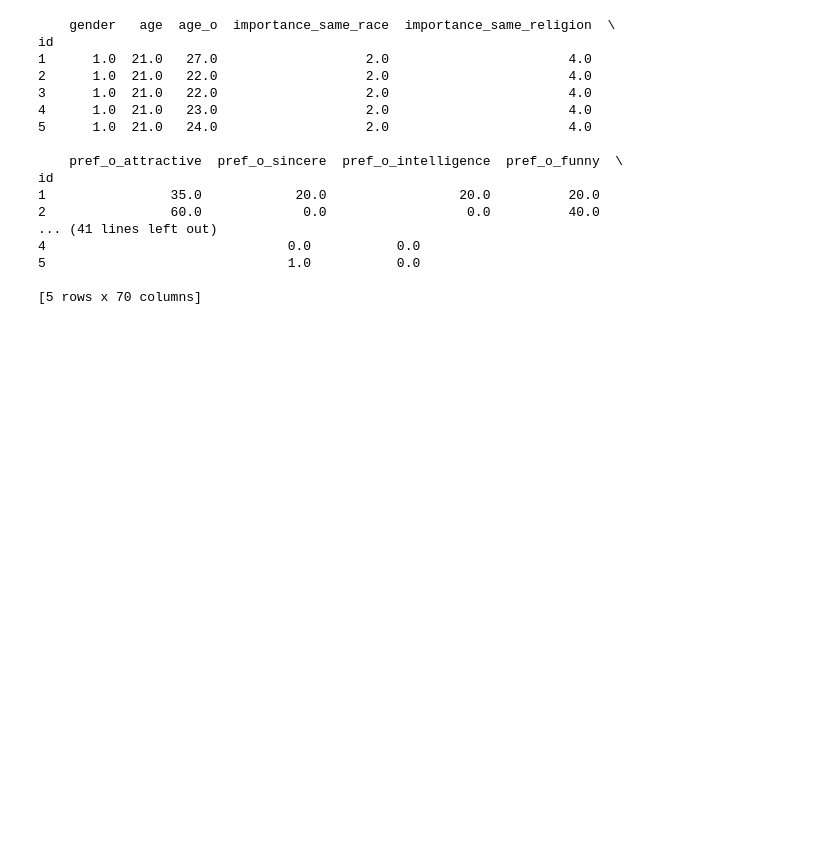
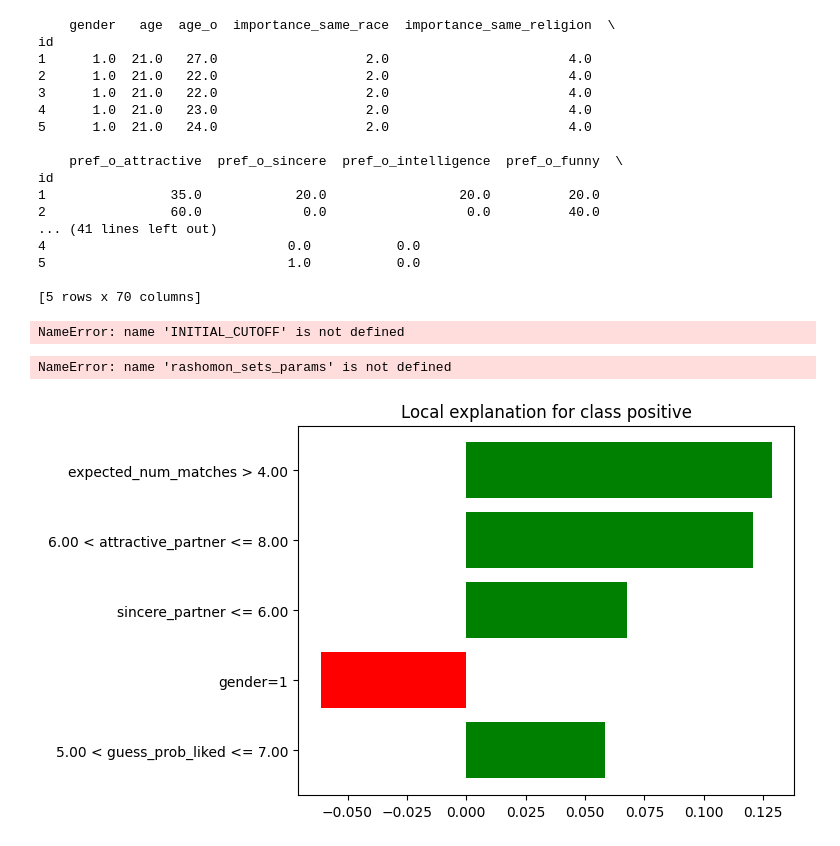
Before and after one commit to Krzaq8/XAI-team-project, a Jupyter notebook: exploration.ipynb, the cells around one changed output. Cells and saved outputs as stored; diff of their text form; code cells hidden in the pictures; blank space fills up the shorter version.

Commit message:
LIME (duzo zmian)

```diff
--- a/exploration.ipynb
+++ b/exploration.ipynb
@@ -40,6 +44,9 @@ class TabRClassifier(TabRClassifier_):
 
     def predict(self, X: pd.DataFrame):
         return super().predict(X=X.values)
+
+    def predict_proba(self, X: pd.DataFrame):
+        return super().predict_proba(X=X.values)
 # %%
 # constants
 SEED = 42
@@ -182,6 +189,8 @@ def get_rashomon_sets(models, hyperparameters, X, y, initial_cutoff=0.05, top=0.
 # %%
 rashomon_sets_params = get_rashomon_sets(MODELS, HYPERPARAMETERS, X, y, INITIAL_CUTOFF, TOP)
 pickle.dump(rashomon_sets_params, open('rashomon_sets_params.pickle', 'wb'))
+# %% [output]
+NameError: name 'INITIAL_CUTOFF' is not defined
 # %%
 # rashomon_sets_params = pickle.load(open('rashomon_sets_params.pickle', 'rb'))
 # %%
@@ -193,12 +202,17 @@ for model_class in MODELS:
     rashomon_sets[model_class.__name__] = []
     accuracies[model_class.__name__] = []
     for kwargs in rashomon_sets_params[model_class.__name__]:
-        model = model_class(**kwargs)
+        if model_class.__name__ == 'SVMClassifier':
+            model = model_class(probability=True, **kwargs)
+        else:
+            model = model_class(**kwargs)
         model.fit(X_train, y_train)
         acc = np.mean(model.predict(X_test) == np.array(y_test))
         accuracies[model_class.__name__].append(acc)
         rashomon_sets[model_class.__name__].append(model)
     rashomon_sets_acc_lower_bounds[model_class.__name__] = min(accuracies[model_class.__name__])
+# %% [output]
+NameError: name 'rashomon_sets_params' is not defined
 # %%
 # Compare accuracies for different Rashomon sets
 plt.figure(figsize=(16, 8))
@@ -211,0 +229,13 @@ plt.legend()
+# %%
+# LIME
+with warnings.catch_warnings():
+    warnings.simplefilter("ignore")
+    categorical_features = [0, 3, 4, -1]
+    lime_explainer = lime.lime_tabular.LimeTabularExplainer(X.to_numpy(), categorical_features=categorical_features, feature_names=list(X.columns), class_names=['negative', 'positive'])
+    for model_class in MODELS:
+        for model in rashomon_sets[model_class.__name__]:
+            explaination = lime_explainer.explain_instance(X_test.iloc[[SEED], :], model.predict_proba, num_features=5)
+            fig = explaination.as_pyplot_figure()
+            plt.plot()
+# %% [output]
+[figure, added]
```
Also changed, not shown: parts of 2 cells of this notebook.
